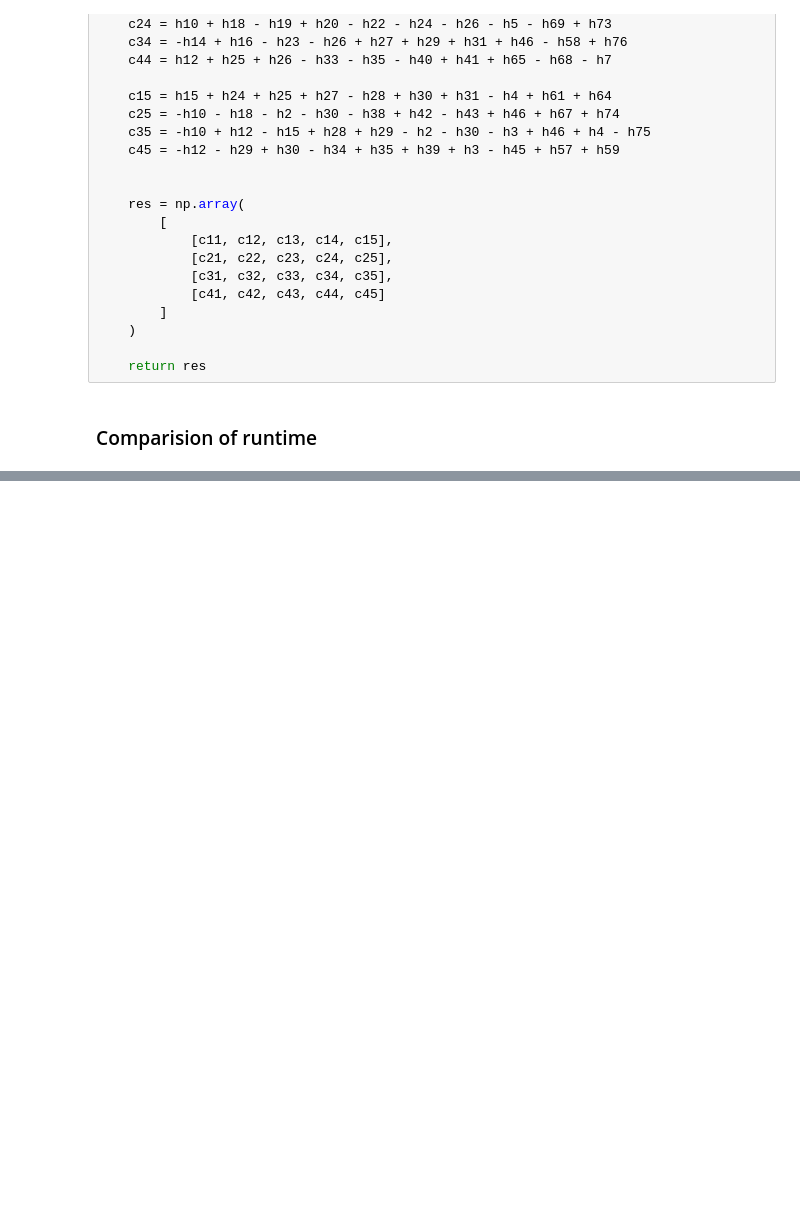
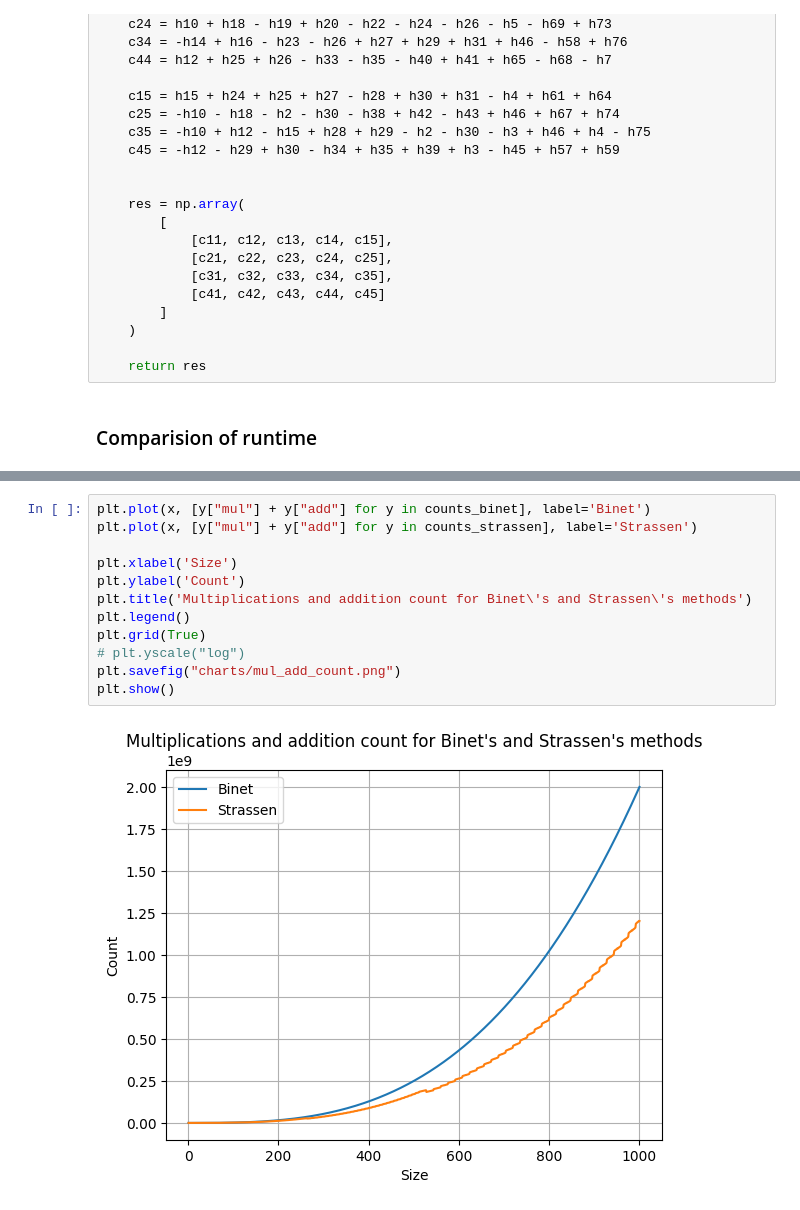
Before and after one commit to rbabski/AGH-Matrix-Algorithms, a Jupyter notebook: lab1/lab1.ipynb, the cells around one changed output, grey strips where cells are left out. Drawn from its saved outputs; the diff is of its cells as text; blank space fills up the shorter version.

```diff
--- a/lab1/lab1.ipynb
+++ b/lab1/lab1.ipynb
@@ -670,3 +672,17 @@ plt.show()
+# %%
+plt.plot(x, [y["mul"] + y["add"] for y in counts_binet], label='Binet')
+plt.plot(x, [y["mul"] + y["add"] for y in counts_strassen], label='Strassen')
+
+plt.xlabel('Size')
+plt.ylabel('Count')
+plt.title('Multiplications and addition count for Binet\'s and Strassen\'s methods')
+plt.legend()
+plt.grid(True)
+# plt.yscale("log")
+plt.savefig("charts/mul_add_count.png")
+plt.show()
+# %% [output]
+[figure, added]
 # %%
 plt.plot(x, [y["add"] for y in counts_binet], label='Binet')
 plt.plot(x, [y["add"] for y in counts_strassen], label='Strassen')
```
Also changed, not shown: parts of 8 cells of this notebook, 8 other files.
